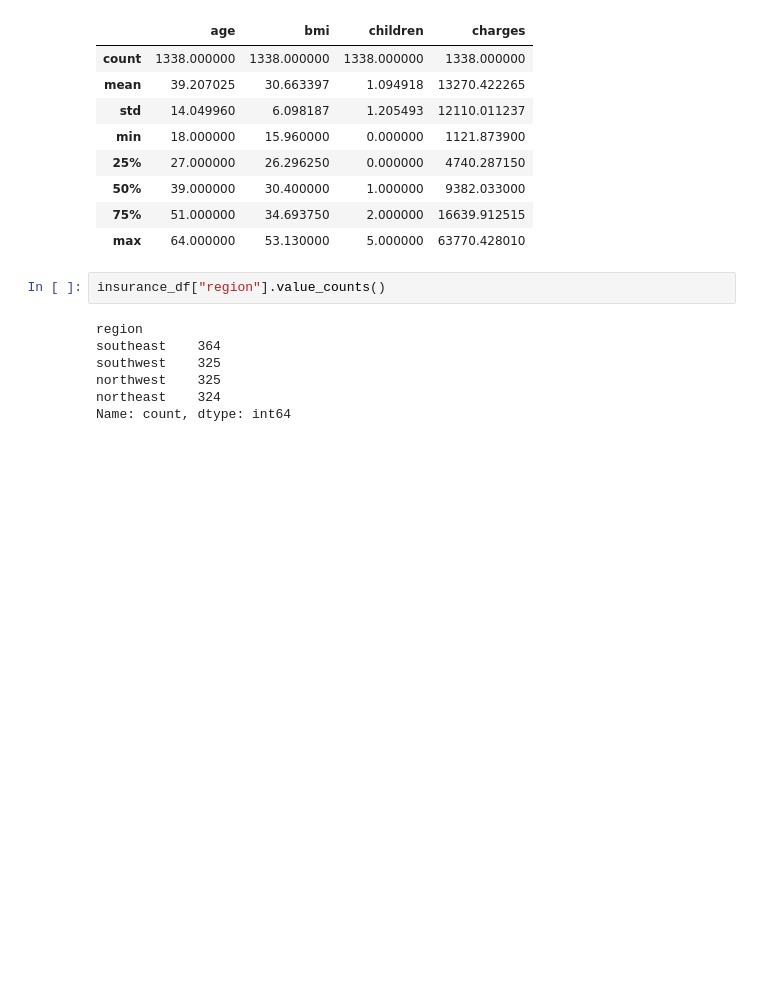
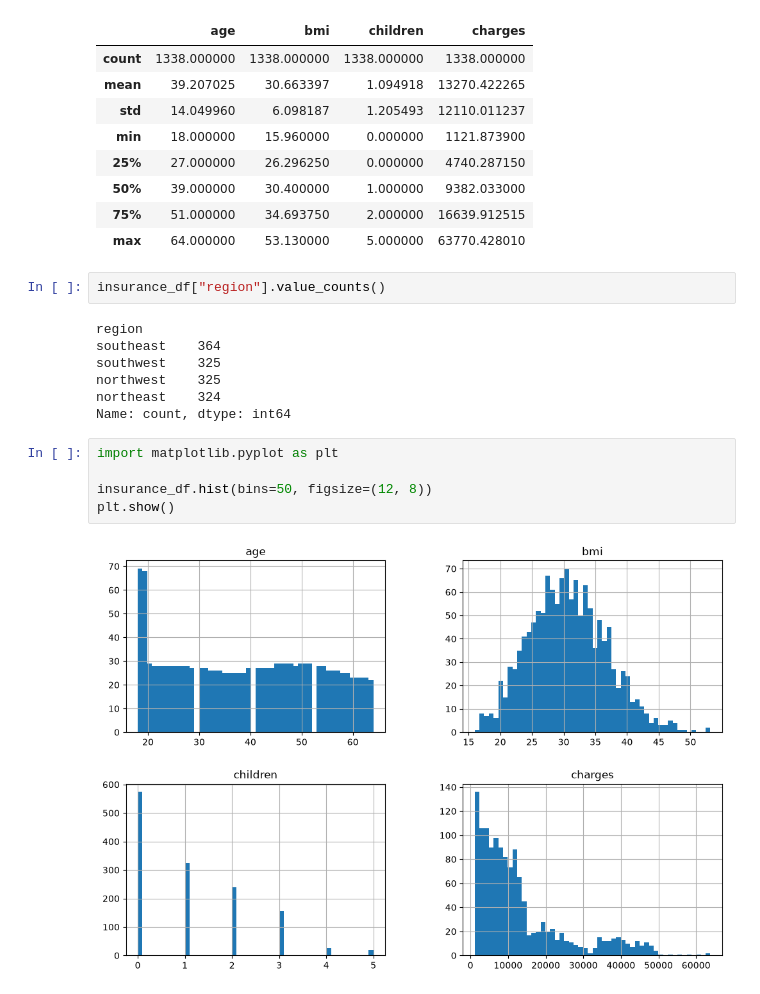
Before and after one commit to Muhammad-Awais-Tariq/Insurance_charges, a Jupyter notebook: exploration.ipynb, the cells around one changed output. Drawn from its saved outputs; the diff is of its cells as text; blank space fills up the shorter version.

Commit message:
added the data visualization

```diff
--- a/exploration.ipynb
+++ b/exploration.ipynb
@@ -56,3 +56,10 @@ southwest    325
 northwest    325
 northeast    324
 Name: count, dtype: int64
+# %%
+import matplotlib.pyplot as plt
+
+insurance_df.hist(bins=50, figsize=(12, 8))
+plt.show()
+# %% [output]
+[figure, added]
```
